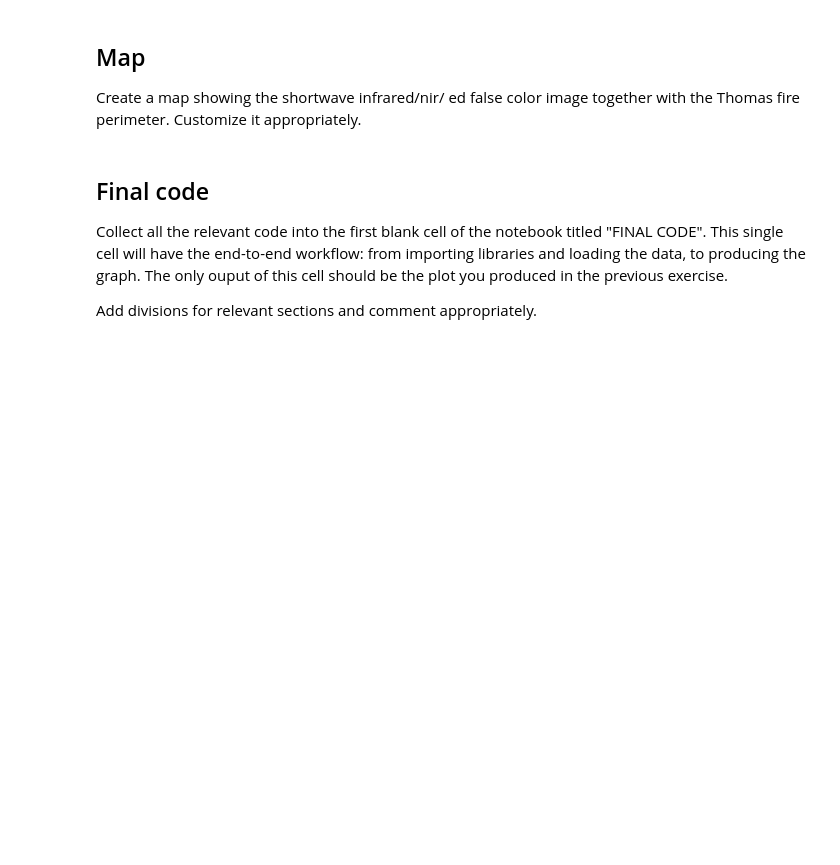
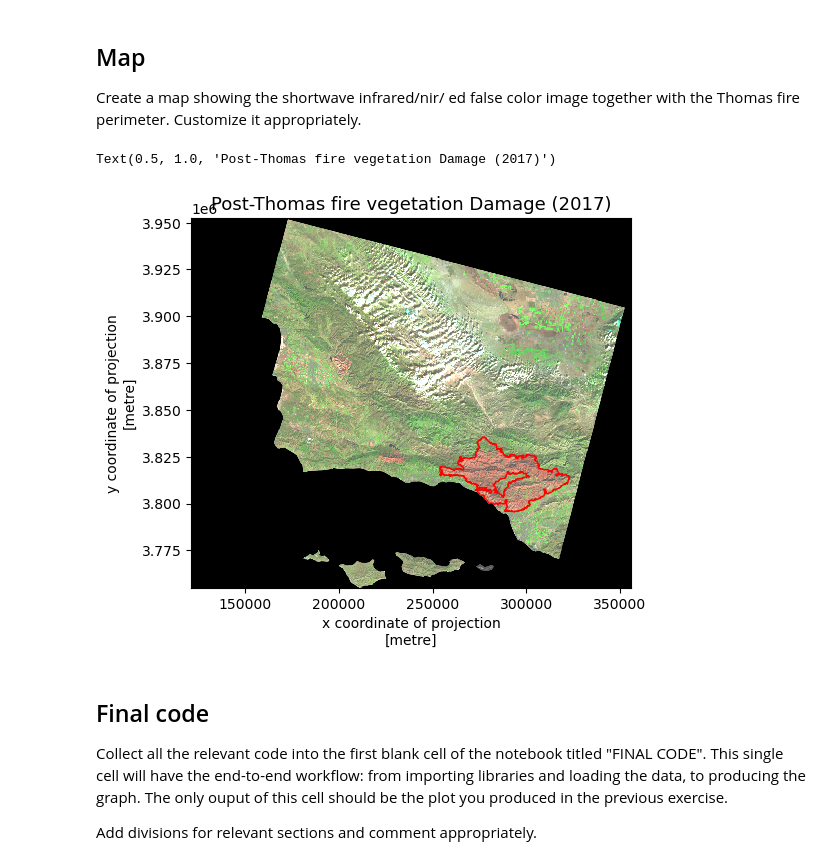
Before and after one commit to rosemaryjuarez/220-hw-4, a Jupyter notebook: hwk4-task2-false-color.ipynb, the cells around one changed output. Saved outputs shown, nothing was run; the diff lists cells and outputs as text; code cells hidden in the pictures; blank space fills up the shorter version.

```diff
--- a/hwk4-task2-false-color.ipynb
+++ b/hwk4-task2-false-color.ipynb
@@ -92,3 +161,8 @@ Data variables:
     blue         (band, y, x) float64 ...
     nir08        (band, y, x) float64 ...
     swir22       (band, y, x) float64 ...
+# %%
+#reading in the california fire perimeter for this
+ca = gpd.read_file('data/ca_fire_perimeter/California_Fire_Perimeters_2017.shp')
+#checking to see what i am dealing with
+ca.head()
@@ -160,12 +258,27 @@ Comment appropriately.
 # %%
-# your code here
+#now im filtering for thomas fire
+
+thomas = ca[ca.FIRE_NAME == 'THOMAS']
+# %%
+#changing the crs to landsat so that it aligns well
+thomas = thomas.to_crs(landsat.rio.crs)
 # %% [markdown]
 ## Map
 
 Create a map showing the shortwave infrared/nir/ ed false color image together with the Thomas fire perimeter.
 Customize it appropriately.
 # %%
-# your code here
+# Customizing my map now to highlight thomas fire and the vegetation
+fig, ax = plt.subplots()
+
+landsat[['swir22', 'nir08', 'red']].to_array().plot.imshow(robust = True)
+thomas.plot(ax = ax,
+           edgecolor = 'red',
+           facecolor = 'none')
+ax.set_title('Post-Thomas fire vegetation Damage (2017)',  fontsize=13)
+# %% [output]
+Text(0.5, 1.0, 'Post-Thomas fire vegetation Damage (2017)')
+[figure, added]
 # %% [markdown]
 ## Final code
 
```
Also changed, not shown: parts of 10 cells of this notebook.
